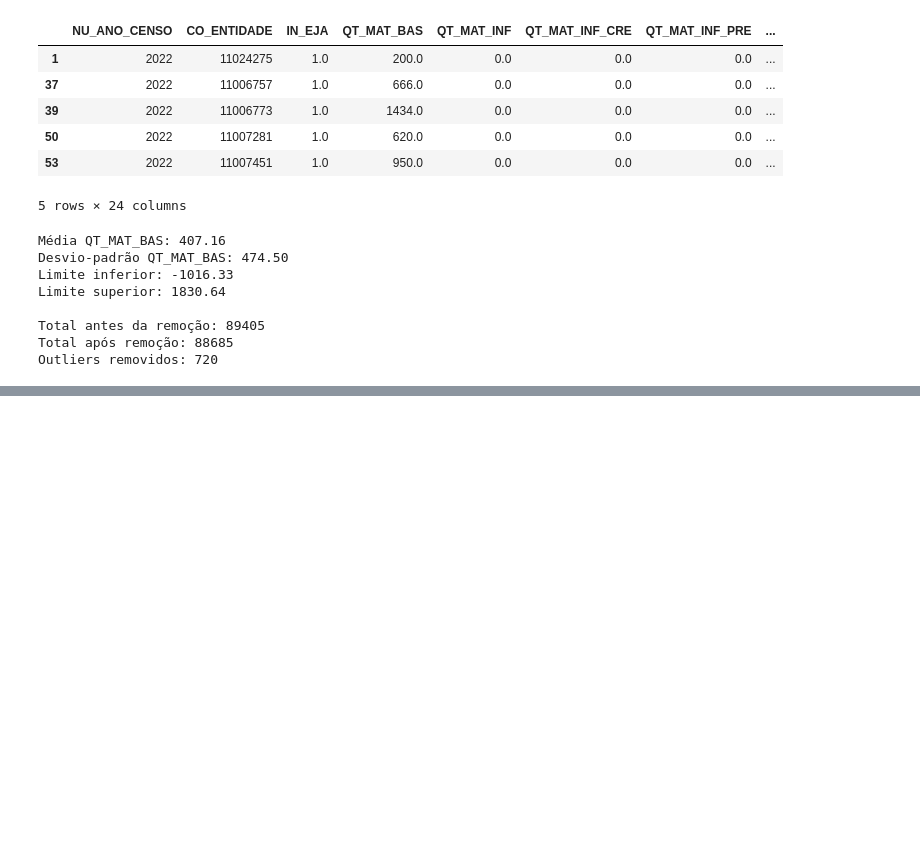
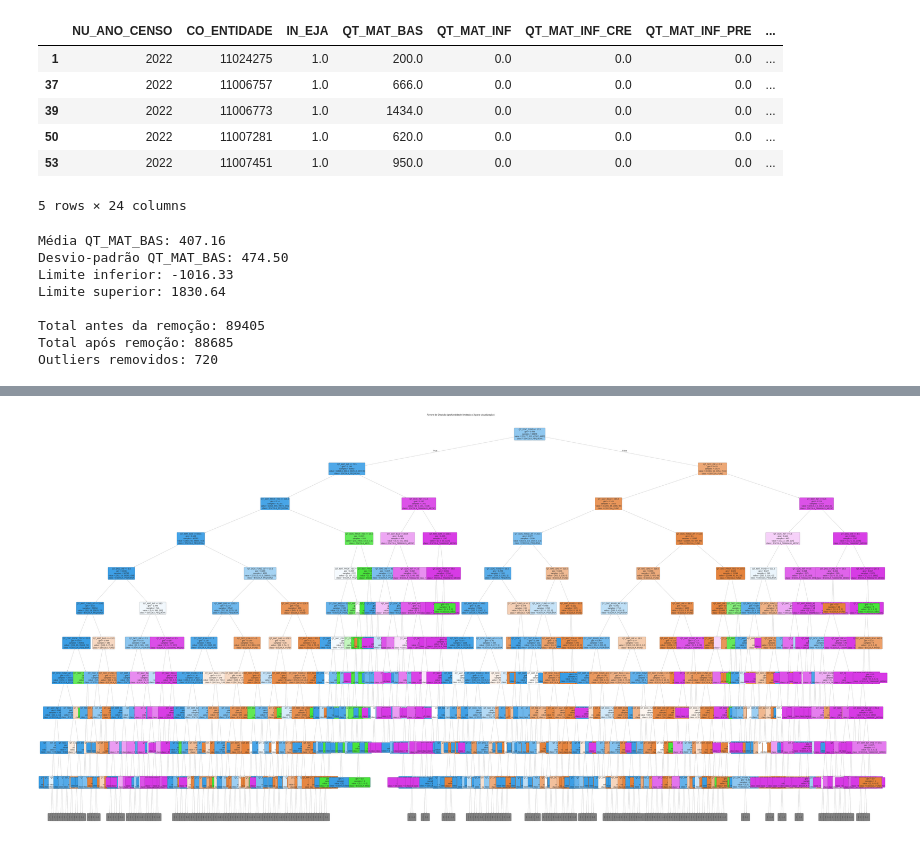
Before and after one commit to leandroguarino/projeto_ia_censo_escolar, a Jupyter notebook: notebooks/11_clusterizacao.ipynb, the cells around one changed output, grey strips where cells are left out. Saved outputs shown, nothing was run; the diff lists cells and outputs as text; code cells hidden in the pictures; blank space fills up the shorter version.

```diff
--- a/notebooks/11_clusterizacao.ipynb
+++ b/notebooks/11_clusterizacao.ipynb
@@ -317,0 +369,17 @@ Name: count, dtype: int64
+# %%
+# Plotar árvore de decisão
+from sklearn.tree import plot_tree
+
+plt.figure(figsize=(60, 30))
+plot_tree(dt_classifier,
+          feature_names=X.columns,
+          class_names=dt_classifier.classes_,
+          filled=True,
+          rounded=True,
+          fontsize=10,
+          max_depth=10)
+plt.title('Árvore de Decisão (profundidade limitada a 3 para visualização)')
+plt.tight_layout()
+plt.show()
+# %% [output]
+[figure, added]
```
Also changed, not shown: parts of 14 cells of this notebook.
